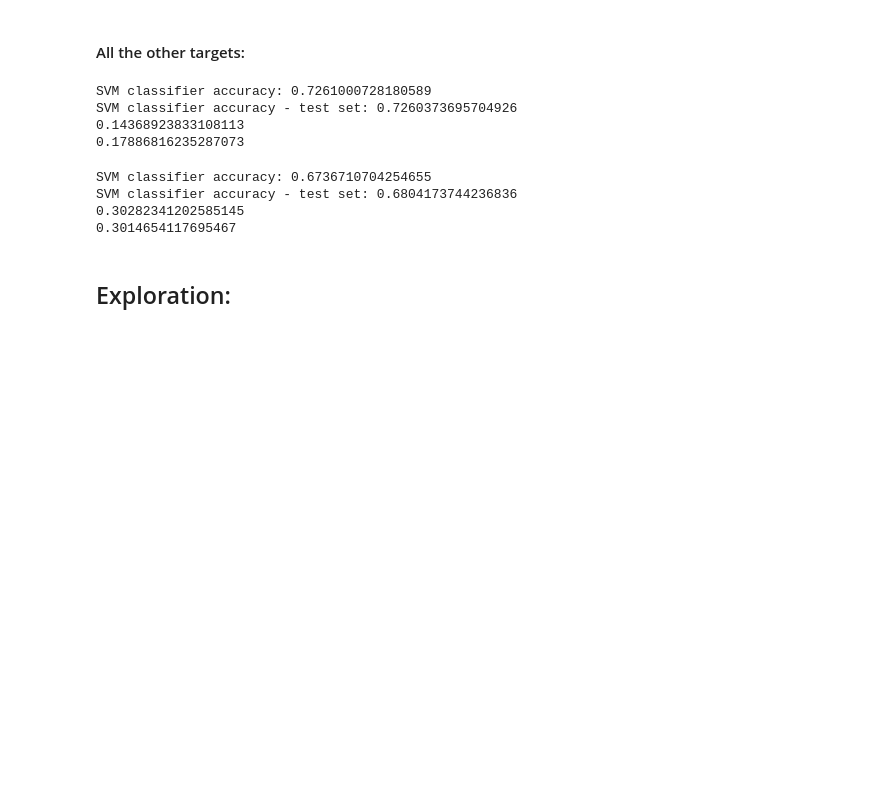
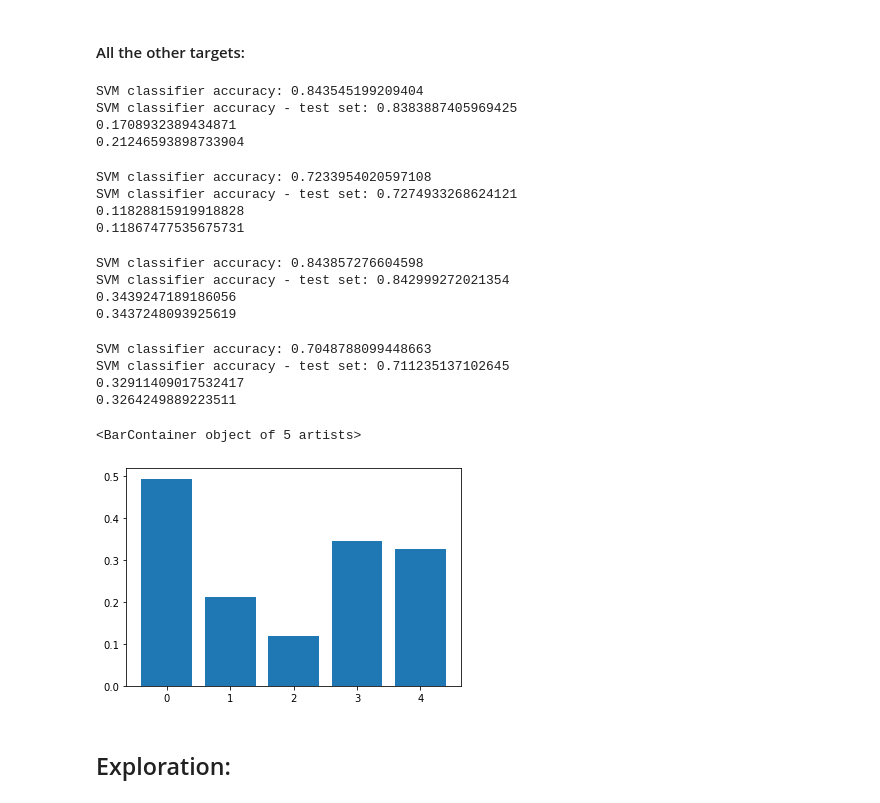
Before and after one commit to kkadzielna/project_14, a Jupyter notebook: SVM.ipynb, the cells around one changed output. Cells and saved outputs as stored; diff of their text form; code cells hidden in the pictures; blank space fills up the shorter version.

```diff
--- a/SVM.ipynb
+++ b/SVM.ipynb
@@ -160,11 +165,13 @@ y_pred = svm.predict(X_train)
 print(f1_score(y_pred, y_train[:,1], average = "macro"))
 y_pred_test = svm.predict(X_test)
 print(f1_score(y_pred_test, y_test[:,1], average = "macro"))
+
+bar_y = np.append(bar_y, f1_score(y_pred_test, y_test[:,1], average = "macro"))
 # %% [output]
-SVM classifier accuracy: 0.7261000728180589
-SVM classifier accuracy - test set: 0.7260373695704926
-0.14368923833108113
-0.17886816235287073
+SVM classifier accuracy: 0.843545199209404
+SVM classifier accuracy - test set: 0.8383887405969425
+0.1708932389434871
+0.21246593898733904
 # %%
 svm = SVC(C=0.1, gamma='scale', kernel='linear')
 svm.fit(X_train, y_train[:,2])
@@ -174,6 +181,13 @@ y_pred = svm.predict(X_train)
 print(f1_score(y_pred, y_train[:,2], average = "macro"))
 y_pred_test = svm.predict(X_test)
 print(f1_score(y_pred_test, y_test[:,2], average = "macro"))
+
+bar_y = np.append(bar_y, f1_score(y_pred_test, y_test[:,2], average = "macro"))
+# %% [output]
+SVM classifier accuracy: 0.7233954020597108
+SVM classifier accuracy - test set: 0.7274933268624121
+0.11828815919918828
+0.11867477535675731
 # %%
 svm = SVC(C=0.1, gamma='scale', kernel='linear')
 svm.fit(X_train, y_train[:,3])
@@ -183,6 +197,13 @@ y_pred = svm.predict(X_train)
 print(f1_score(y_pred, y_train[:,3], average = "macro"))
 y_pred_test = svm.predict(X_test)
 print(f1_score(y_pred_test, y_test[:,3], average = "macro"))
+
+bar_y = np.append(bar_y, f1_score(y_pred_test, y_test[:,3], average = "macro"))
+# %% [output]
+SVM classifier accuracy: 0.843857276604598
+SVM classifier accuracy - test set: 0.842999272021354
+0.3439247189186056
+0.3437248093925619
 # %%
 svm = SVC(C=0.1, gamma='scale', kernel='linear')
 svm.fit(X_train_reduced, y_train_reduced[:,4])
@@ -192,11 +213,18 @@ y_pred = svm.predict(X_train)
 print(f1_score(y_pred, y_train[:,4], average = "macro"))
 y_pred_test = svm.predict(X_test)
 print(f1_score(y_pred_test, y_test[:,4], average = "macro"))
+
+bar_y = np.append(bar_y, f1_score(y_pred_test, y_test[:,4], average = "macro"))
 # %% [output]
-SVM classifier accuracy: 0.6736710704254655
-SVM classifier accuracy - test set: 0.6804173744236836
-0.30282341202585145
-0.3014654117695467
+SVM classifier accuracy: 0.7048788099448663
+SVM classifier accuracy - test set: 0.711235137102645
+0.32911409017532417
+0.3264249889223511
+# %%
+plt.bar(bar_x, bar_y)
+# %% [output]
+<BarContainer object of 5 artists>
+[figure, added]
 # %% [markdown]
 ## Exploration:
 # %%
```
Also changed, not shown: parts of 17 cells of this notebook, 1 other file.
